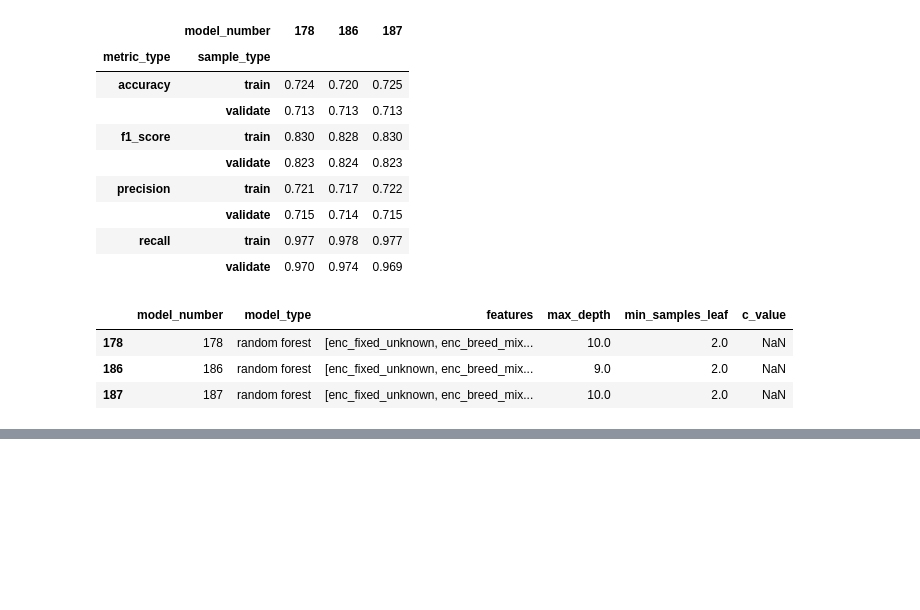
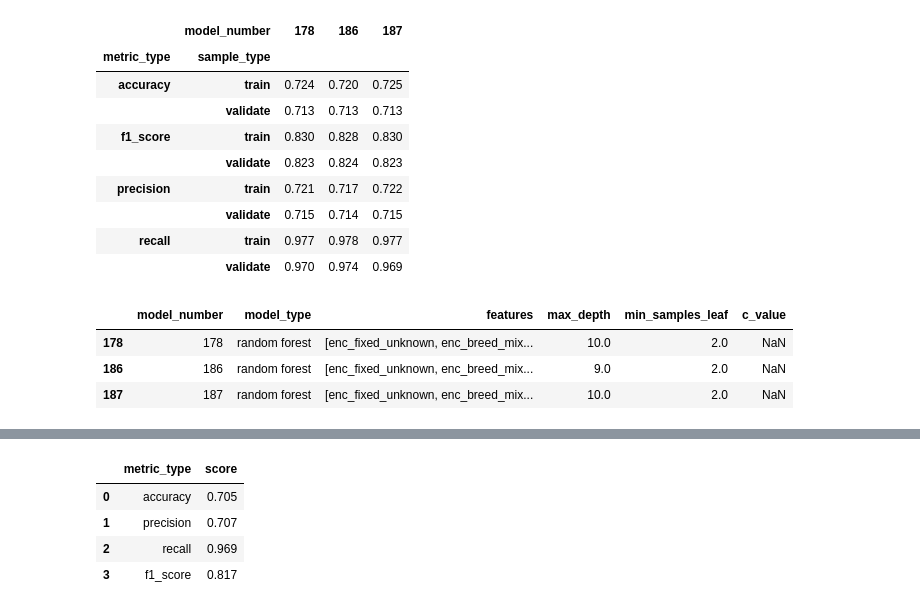
Before and after one commit to bensmith07/aac-classification-project, a Jupyter notebook: modeling_notebook.ipynb, the cells around one changed output, grey strips where cells are left out. Cells and saved outputs as stored; diff of their text form; code cells hidden in the pictures; blank space fills up the shorter version.

```diff
--- a/modeling_notebook.ipynb
+++ b/modeling_notebook.ipynb
@@ -255,0 +347,8 @@ scaled_age_intake
+# %%
+test_model_178(train, test, target, positive)[['metric_type', 'score']]
+# %% [output]
+|  | metric_type | score |
+| 0 | accuracy | 0.705 |
+| 1 | precision | 0.707 |
+| 2 | recall | 0.969 |
+| 3 | f1_score | 0.817 |
```
Also changed, not shown: parts of 4 cells of this notebook, 1 other file.
